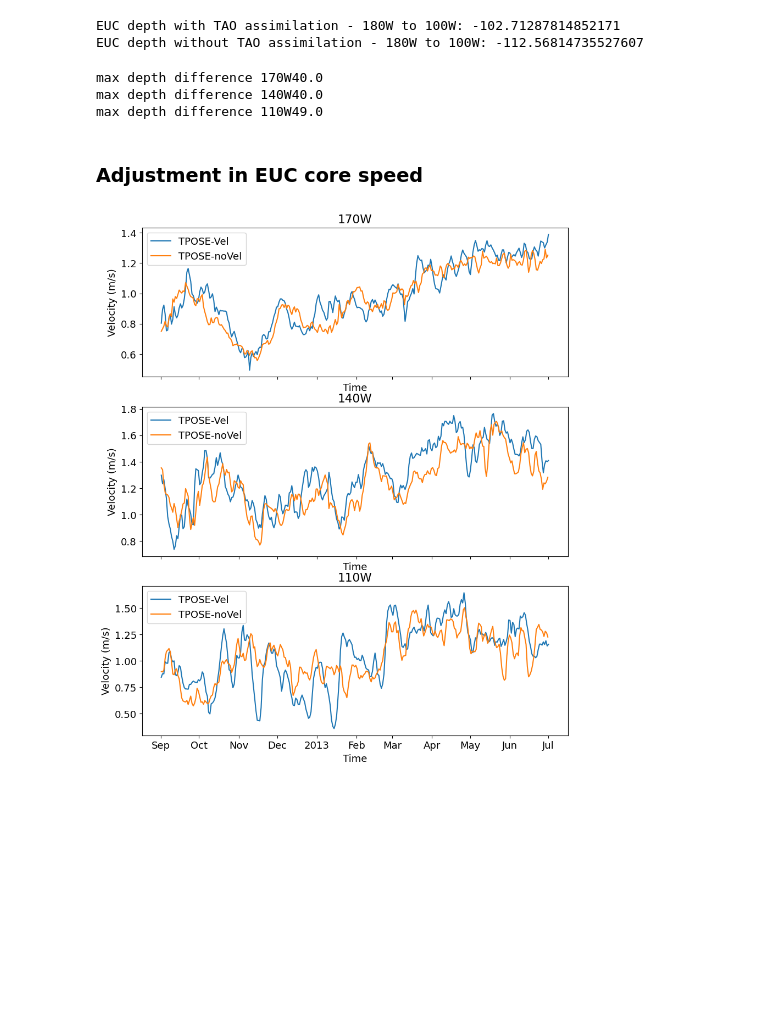
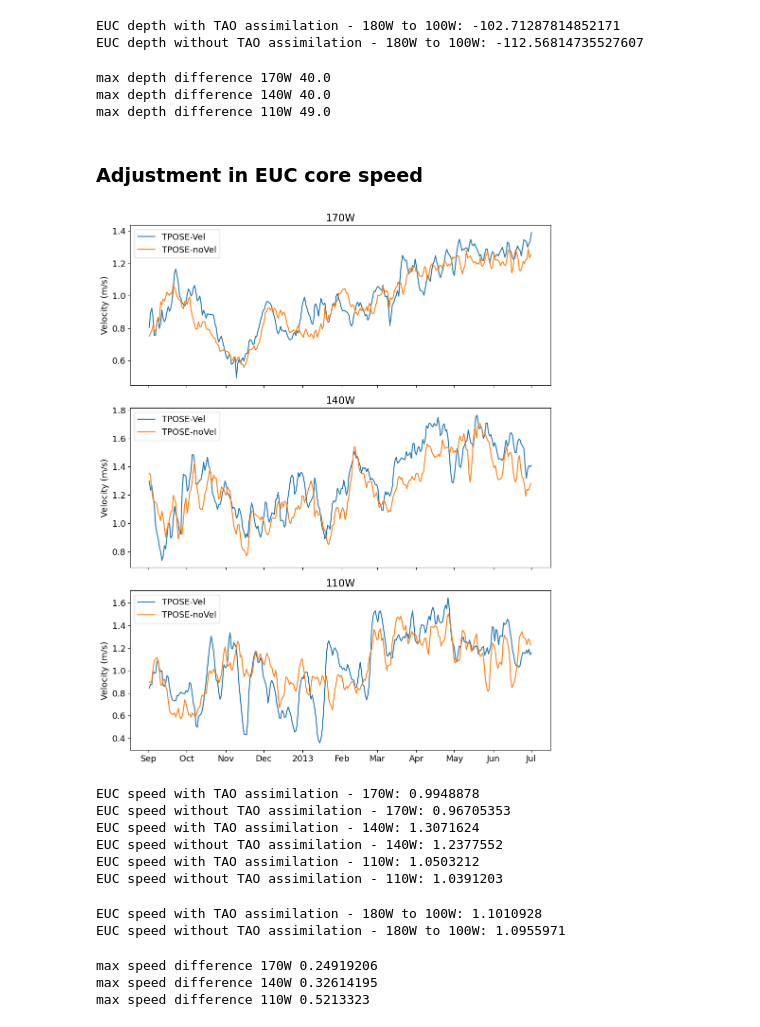
Before and after one commit to eldavenport/tpose-vel-davenport-2026, a Jupyter notebook: assimilation_results/EUC_assim_stats.ipynb, the cells around one changed output. Saved outputs shown, nothing was run; the diff lists cells and outputs as text; code cells hidden in the pictures; blank space fills up the shorter version.

Commit message:
updating with the relevant assimilation outputs

```diff
--- a/assimilation_results/EUC_assim_stats.ipynb
+++ b/assimilation_results/EUC_assim_stats.ipynb
@@ -23,7 +19,7 @@ ds_tpose_noTAO['Z'] = ds_tpose_noTAO.Z.astype(float)
 ds_tpose_noTAO['XG'] = ds_tpose_noTAO.XG.astype(float)
 ds_tpose_noTAO['YC'] = ds_tpose_noTAO.YC.astype(float)
 
-data_dir = '/data/SO3/edavenport/tpose6/sep2012/run_iter24/'
+data_dir = '/data/SO3/edavenport/tpose6/sep2012/velocity_assim_0825/run_iter22/'
 grid_dir = '/data/SO6/TPOSE_diags/tpose6/grid_6/'
 
 offset = 10
@@ -37,7 +33,7 @@ num_diags = 30+31+offset# nov, dec (starting from nov 10)
 itPerFile = 72 # 1 day
 intervals = range(itPerFile*offset,itPerFile*num_diags,itPerFile)
 
-data_dir = '/data/SO3/edavenport/tpose6/nov2012/run_iter16/'
+data_dir = '/data/SO3/edavenport/tpose6/nov2012/run_iter20/'
 ds_new = open_mdsdataset(data_dir=data_dir,grid_dir=grid_dir,iters=intervals,prefix=prefix,ref_date='2012-10-31 12:00:00',delta_t=1200)
 
 ds_tpose_TAO = xr.concat([ds,ds_new],dim='time')
@@ -137,9 +134,9 @@ print('max depth difference 140W ' + str(diff.max().values))
 diff = EUC_depth_vel.sel(XG=250,method='nearest') - EUC_depth_novel.sel(XG=250,method='nearest')
 print('max depth difference 110W ' + str(diff.max().values))
 # %% [output]
-max depth difference 170W40.0
-max depth difference 140W40.0
-max depth difference 110W49.0
+max depth difference 170W 40.0
+max depth difference 140W 40.0
+max depth difference 110W 49.0
 # %% [markdown]
 ### Adjustment in EUC core speed
 # %%
@@ -148,28 +145,33 @@ EUC_speed_novel = ds_tpose_noTAO.UVEL.sel(YC=0,method='nearest').sel(Z=slice(0,-
 # %%
 fig, ax = plt.subplots(figsize=(10,12),nrows=3,sharex=True)
 
+# add std dev of the speed as a shaded region
 EUC_speed.sel(XG=190,method='nearest').plot(ax=ax[0],label='TPOSE-Vel')
 EUC_speed_novel.sel(XG=190,method='nearest').plot(ax=ax[0],label='TPOSE-noVel')
 ax[0].legend()
+ax[0].set_xlabel('')
 ax[0].set_ylabel('Velocity (m/s)')
 ax[0].set_title('170W')
 
 EUC_speed.sel(XG=220,method='nearest').plot(ax=ax[1],label='TPOSE-Vel')
 EUC_speed_novel.sel(XG=220,method='nearest').plot(ax=ax[1],label='TPOSE-noVel')
 ax[1].legend()
+ax[1].set_xlabel('')
 ax[1].set_ylabel('Velocity (m/s)')
 ax[1].set_title('140W')
 
 EUC_speed.sel(XG=250,method='nearest').plot(ax=ax[2],label='TPOSE-Vel')
 EUC_speed_novel.sel(XG=250,method='nearest').plot(ax=ax[2],label='TPOSE-noVel')
 ax[2].legend()
+ax[2].set_xlabel('')
 ax[2].set_ylabel('Velocity (m/s)')
 ax[2].set_title('110W')
 
+plt.tight_layout()
 plt.show()
 fig.savefig(foldername + 'EUC_speed_comparison.png',dpi=300)
 # %% [output]
-[figure, old version]
+[figure, new version]
 # %%
 print('EUC speed with TAO assimilation - 170W: ' + str(EUC_speed.sel(XG=190,method='nearest').mean().values))
 print('EUC speed without TAO assimilation - 170W: ' + str(EUC_speed_novel.sel(XG=190,method='nearest').mean().values))
@@ -179,9 +181,19 @@ print('EUC speed without TAO assimilation - 140W: ' + str(EUC_speed_novel.sel(XG
 
 print('EUC speed with TAO assimilation - 110W: ' + str(EUC_speed.sel(XG=250,method='nearest').mean().values))
 print('EUC speed without TAO assimilation - 110W: ' + str(EUC_speed_novel.sel(XG=250,method='nearest').mean().values))
+# %% [output]
+EUC speed with TAO assimilation - 170W: 0.9948878
+EUC speed without TAO assimilation - 170W: 0.96705353
+EUC speed with TAO assimilation - 140W: 1.3071624
+EUC speed without TAO assimilation - 140W: 1.2377552
+EUC speed with TAO assimilation - 110W: 1.0503212
+EUC speed without TAO assimilation - 110W: 1.0391203
 # %%
 print('EUC speed with TAO assimilation - 180W to 100W: ' + str(EUC_speed.sel(XG=slice(180,260)).mean().values))
 print('EUC speed without TAO assimilation - 180W to 100W: ' + str(EUC_speed_novel.sel(XG=slice(180,260)).mean().values))
+# %% [output]
+EUC speed with TAO assimilation - 180W to 100W: 1.1010928
+EUC speed without TAO assimilation - 180W to 100W: 1.0955971
 # %%
 diff = EUC_speed.sel(XG=190,method='nearest') - EUC_speed_novel.sel(XG=190,method='nearest')
 print('max speed difference 170W ' + str(diff.max().values))
@@ -191,3 +203,7 @@ print('max speed difference 140W ' + str(diff.max().values))
 
 diff = EUC_speed.sel(XG=250,method='nearest') - EUC_speed_novel.sel(XG=250,method='nearest')
 print('max speed difference 110W ' + str(diff.max().values))
+# %% [output]
+max speed difference 170W 0.24919206
+max speed difference 140W 0.32614195
+max speed difference 110W 0.5213323
```
Also changed, not shown: parts of 2 cells of this notebook, 27 other files.
